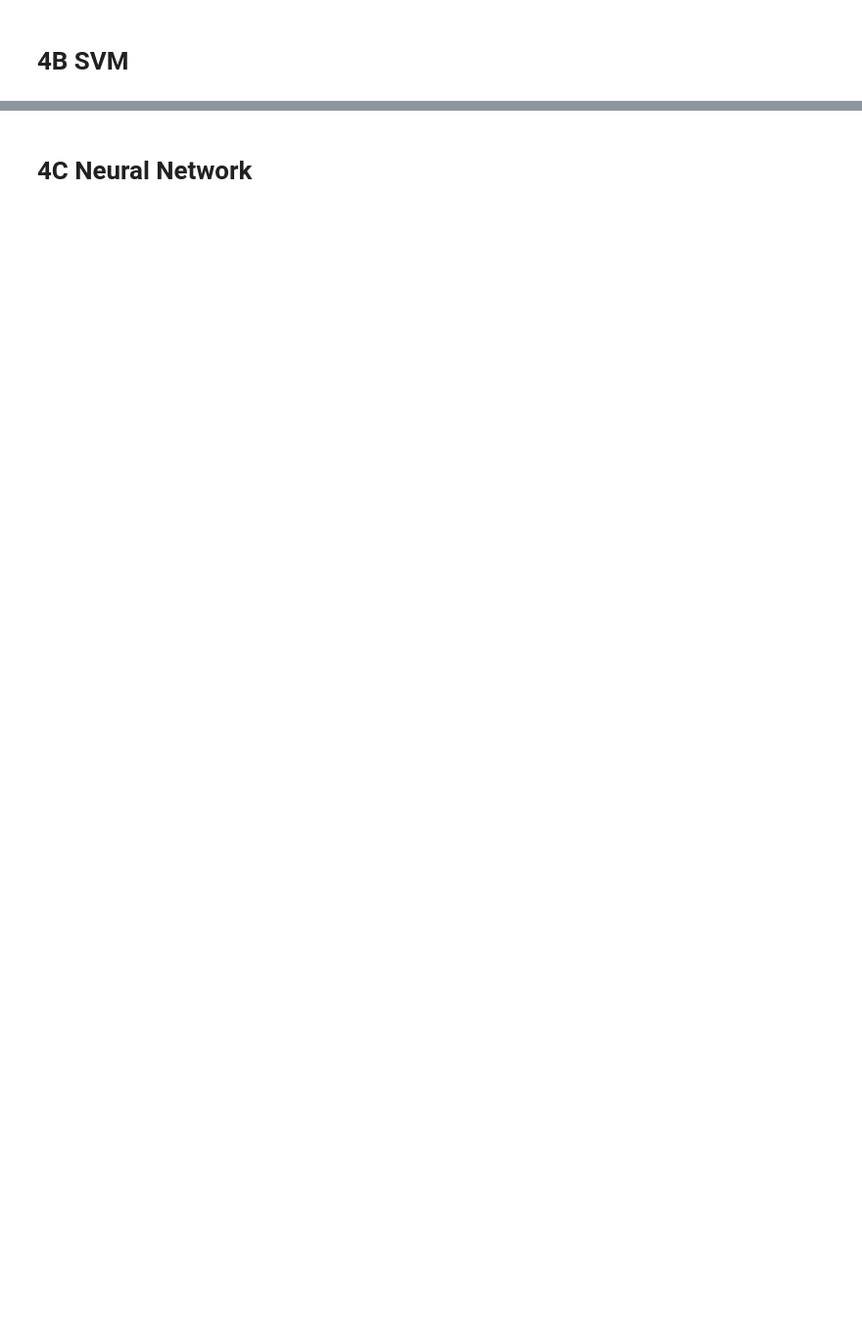
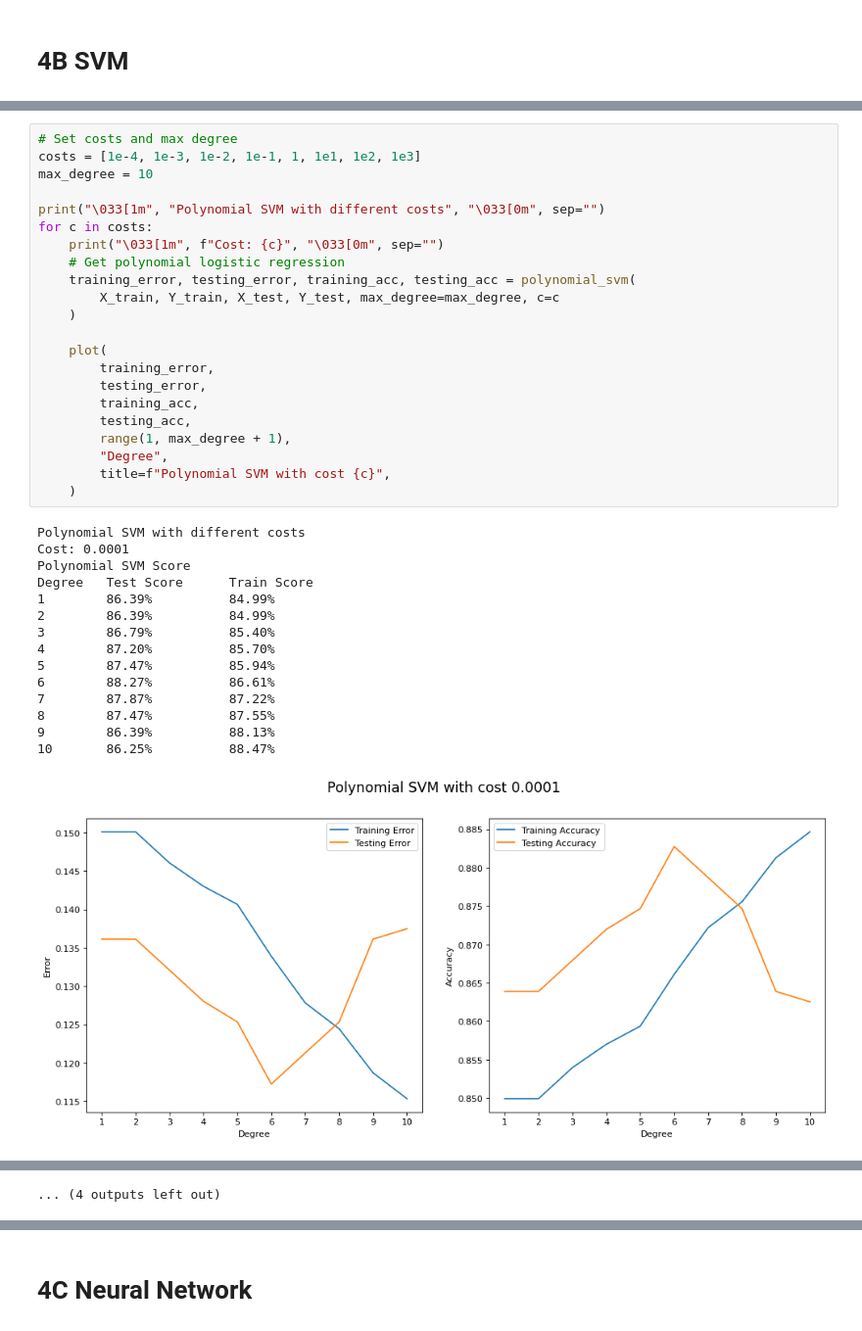
Before and after one commit to CoolestAIKids/formula1, a Jupyter notebook: src/formula1.ipynb, the cells around one changed output, grey strips where cells are left out. Shown at 98% size. Cells and saved outputs as stored; diff of their text form; blank space fills up the shorter version.

```diff
--- a/src/formula1.ipynb
+++ b/src/formula1.ipynb
@@ -318,0 +396,38 @@ plot(training_error, testing_error, training_acc, testing_acc)
+# %%
+# Set costs and max degree
+costs = [1e-4, 1e-3, 1e-2, 1e-1, 1, 1e1, 1e2, 1e3]
+max_degree = 10
+
+print("\033[1m", "Polynomial SVM with different costs", "\033[0m", sep="")
+for c in costs:
+    print("\033[1m", f"Cost: {c}", "\033[0m", sep="")
+    # Get polynomial logistic regression
+    training_error, testing_error, training_acc, testing_acc = polynomial_svm(
+        X_train, Y_train, X_test, Y_test, max_degree=max_degree, c=c
+    )
+
+    plot(
+        training_error,
+        testing_error,
+        training_acc,
+        testing_acc,
+        range(1, max_degree + 1),
+        "Degree",
+        title=f"Polynomial SVM with cost {c}",
+    )
+# %% [output]
+Polynomial SVM with different costs
+Cost: 0.0001
+Polynomial SVM Score
+Degree   Test Score      Train Score
+1        86.39%          84.99%
+2        86.39%          84.99%
+3        86.79%          85.40%
+4        87.20%          85.70%
+5        87.47%          85.94%
+6        88.27%          86.61%
+7        87.87%          87.22%
+8        87.47%          87.55%
+9        86.39%          88.13%
+10       86.25%          88.47%
+[figure, added]
@@ -318,0 +504 @@ plot(training_error, testing_error, training_acc, testing_acc)
+... (4 outputs left out)
```
Also changed, not shown: parts of 22 cells of this notebook.
